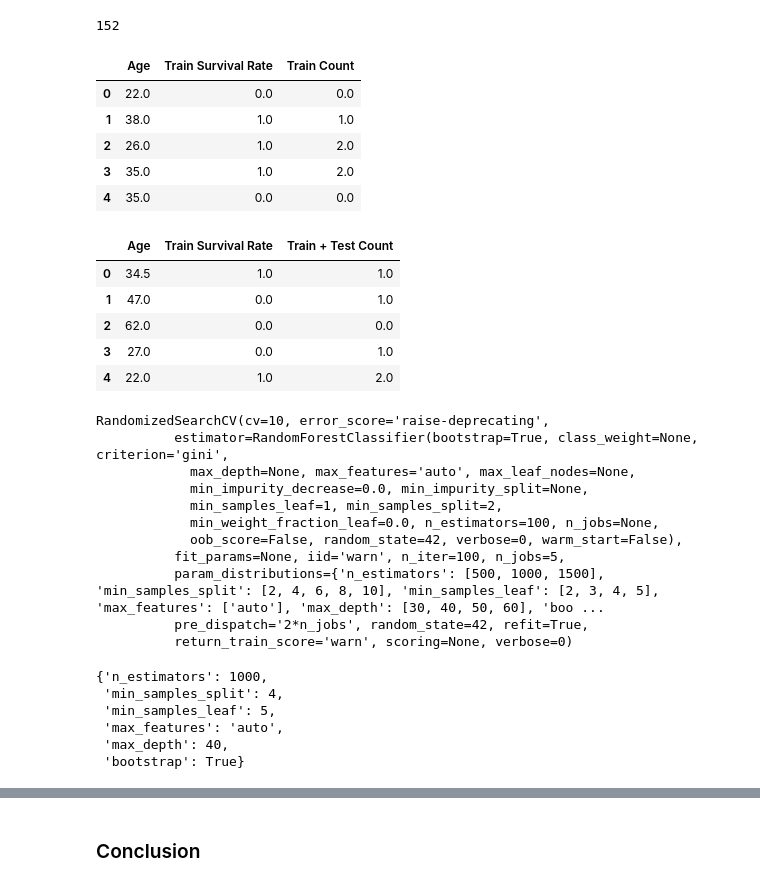
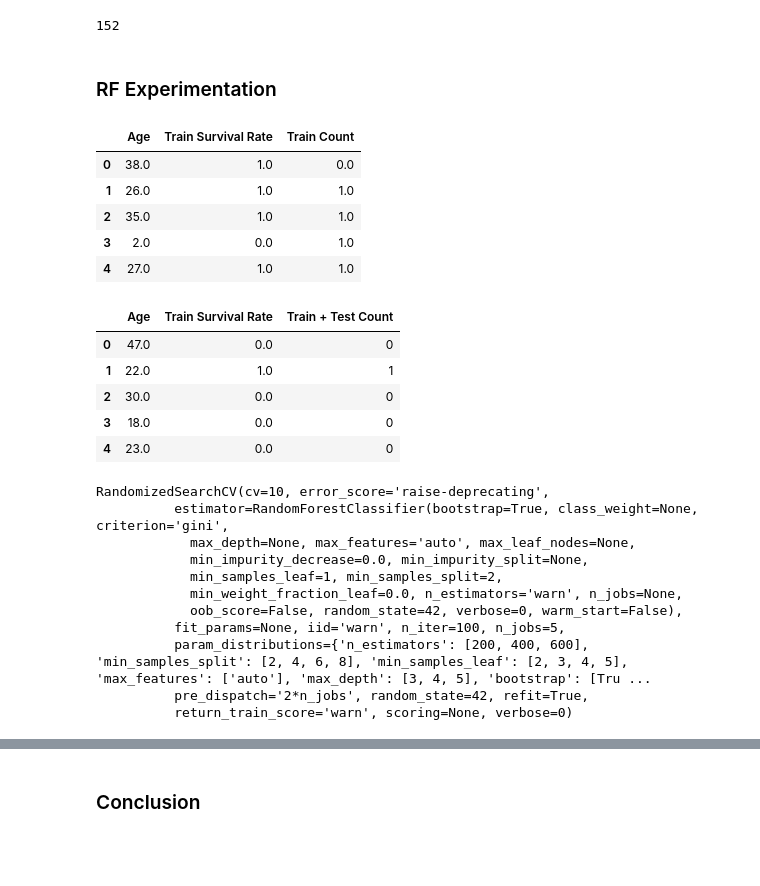
Before and after one commit to amypeniston/data-science-toolbox, a Jupyter notebook: kaggle_competitions/titanic/8_Groups.ipynb, the cells around one changed output, grey strips where cells are left out. Saved outputs shown, nothing was run; the diff lists cells and outputs as text; code cells hidden in the pictures; blank space fills up the shorter version.

```diff
--- a/kaggle_competitions/titanic/8_Groups.ipynb
+++ b/kaggle_competitions/titanic/8_Groups.ipynb
@@ -368,49 +372,59 @@ np.sum(output["Survived"])
 len(test[test["Sex"] == "female"])
 # %% [output]
 152
+# %% [markdown]
+### RF Experimentation
 # %%
-temp = pd.merge(train, groups, on="FamilyGroup", how="left")
+temp = pd.merge(train.loc[(train["Sex"] == "female") | (train["Title"] == "Master")], groups, on="FamilyGroup", how="left")
 
 
 y_train = temp["Survived_x"]
 X_train = pd.DataFrame({"Age": temp["Age"],
                         "Train Survival Rate": temp["Train Survival Rate"],
                         "Train Count": temp["Train Count"]})
+
+X_train.loc[X_train["Train Count"] == 1, "Train Count"] = 0
+X_train.loc[X_train["Train Count"] > 1, "Train Count"] = 1
 X_train = X_train.fillna(0)
 X_train.head()
 # %% [output]
 |  | Age | Train Survival Rate | Train Count |
-| 0 | 22.0 | 0.0 | 0.0 |
-| 1 | 38.0 | 1.0 | 1.0 |
-| 2 | 26.0 | 1.0 | 2.0 |
-| 3 | 35.0 | 1.0 | 2.0 |
-| 4 | 35.0 | 0.0 | 0.0 |
+| 0 | 38.0 | 1.0 | 0.0 |
+| 1 | 26.0 | 1.0 | 1.0 |
+| 2 | 35.0 | 1.0 | 1.0 |
+| 3 | 2.0 | 0.0 | 1.0 |
+| 4 | 27.0 | 1.0 | 1.0 |
 # %%
-temp = pd.merge(test, groups, on="FamilyGroup", how="left")
+temp = pd.merge(test.loc[(test["Sex"] == "female") | (test["Title"] == "Master")], groups, on="FamilyGroup", how="left")
 
-X_test = pd.DataFrame({"Age": temp["Age"],
-                        "Train Survival Rate": temp["Train Survival Rate"],  # Need to join on training survival rate df
+X_test = pd.DataFrame({"PassengerId": temp["PassengerId"],
+                        "Age": temp["Age"],
+                        "Train Survival Rate": temp["Train Survival Rate"],
                         "Train + Test Count": temp["Train + Test Count"]})
+test_females_masters_ids = X_test.pop("PassengerId")
+
+X_test.loc[X_test["Train + Test Count"] == 1, "Train + Test Count"] = 0
+X_test.loc[X_test["Train + Test Count"] > 1, "Train + Test Count"] = 1
 X_test = X_test.fillna(0)
 X_test.head()
 # %% [output]
 |  | Age | Train Survival Rate | Train + Test Count |
-| 0 | 34.5 | 1.0 | 1.0 |
-| 1 | 47.0 | 0.0 | 1.0 |
-| 2 | 62.0 | 0.0 | 0.0 |
-| 3 | 27.0 | 0.0 | 1.0 |
-| 4 | 22.0 | 1.0 | 2.0 |
+| 0 | 47.0 | 0.0 | 0 |
+| 1 | 22.0 | 1.0 | 1 |
+| 2 | 30.0 | 0.0 | 0 |
+| 3 | 18.0 | 0.0 | 0 |
+| 4 | 23.0 | 0.0 | 0 |
 # %%
 from sklearn.model_selection import train_test_split, cross_val_score, cross_val_predict, RandomizedSearchCV, cross_validate
 from sklearn.ensemble import RandomForestClassifier
 # %%
-rf = RandomForestClassifier(random_state=SEED, n_estimators=100)
+rf = RandomForestClassifier(random_state=SEED)
 
-rf_random_param = {'n_estimators': [500, 1000, 1500],
-     'min_samples_split': [2, 4, 6, 8, 10],
+rf_random_param = {'n_estimators': [200, 400, 600],
+     'min_samples_split': [2, 4, 6, 8],
      'min_samples_leaf': [2, 3, 4, 5],
      'max_features': ['auto'],
-     'max_depth': [30, 40, 50, 60],
+     'max_depth': [3, 4, 5],
      'bootstrap': [True]}
 
 rf_random = RandomizedSearchCV(estimator=rf, n_iter=100, param_distributions=rf_random_param, cv=10, random_state=SEED, n_jobs=5)
@@ -423,18 +437,9 @@ RandomizedSearchCV(cv=10, error_score='raise-deprecating',
             max_depth=None, max_features='auto', max_leaf_nodes=None,
             min_impurity_decrease=0.0, min_impurity_split=None,
             min_samples_leaf=1, min_samples_split=2,
-            min_weight_fraction_leaf=0.0, n_estimators=100, n_jobs=None,
+            min_weight_fraction_leaf=0.0, n_estimators='warn', n_jobs=None,
             oob_score=False, random_state=42, verbose=0, warm_start=False),
           fit_params=None, iid='warn', n_iter=100, n_jobs=5,
-          param_distributions={'n_estimators': [500, 1000, 1500], 'min_samples_split': [2, 4, 6, 8, 10], 'min_samples_leaf': [2, 3, 4, 5], 'max_features': ['auto'], 'max_depth': [30, 40, 50, 60], 'boo ...
+          param_distributions={'n_estimators': [200, 400, 600], 'min_samples_split': [2, 4, 6, 8], 'min_samples_leaf': [2, 3, 4, 5], 'max_features': ['auto'], 'max_depth': [3, 4, 5], 'bootstrap': [Tru ...
           pre_dispatch='2*n_jobs', random_state=42, refit=True,
           return_train_score='warn', scoring=None, verbose=0)
-# %%
-rf_random.best_params_
-# %% [output]
-{'n_estimators': 1000,
- 'min_samples_split': 4,
- 'min_samples_leaf': 5,
- 'max_features': 'auto',
- 'max_depth': 40,
- 'bootstrap': True}
```
Also changed, not shown: parts of 9 cells of this notebook, 1 other file.
